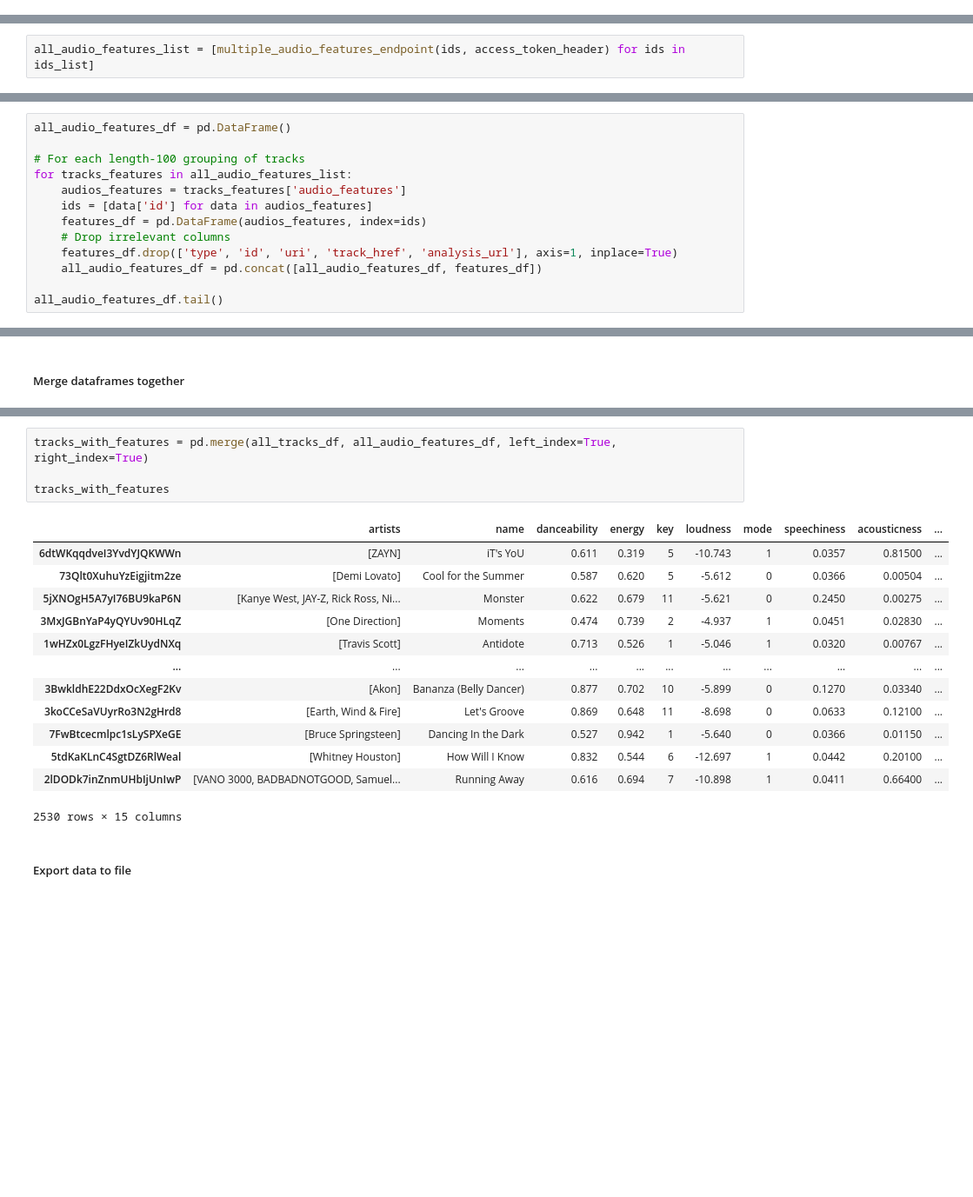
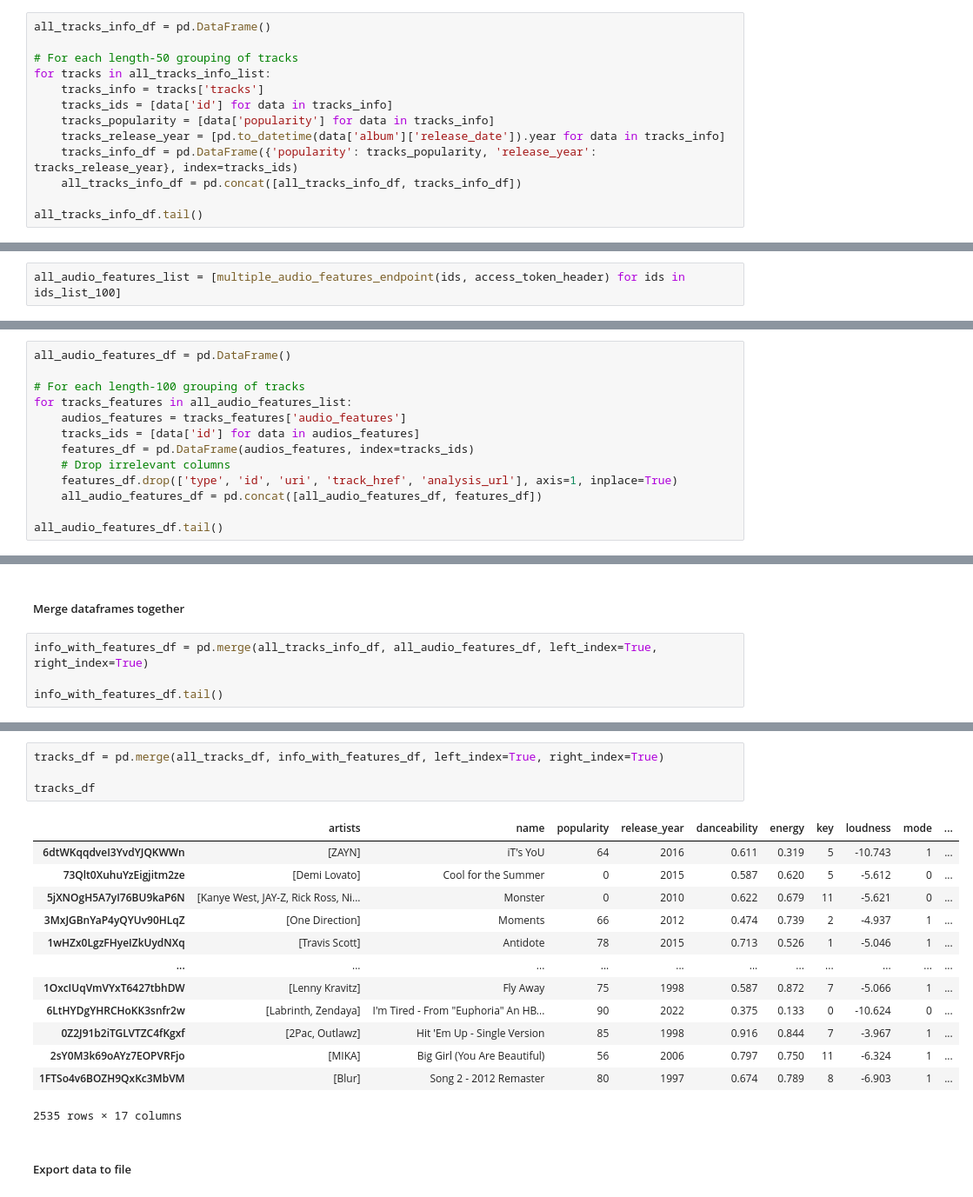
Before and after one commit to iuven1s/ds105-project, a Jupyter notebook: src/spotify_api.ipynb, the cells around one changed output, grey strips where cells are left out. Shown: that part at 87% size. Drawn from its saved outputs; the diff is of its cells as text; blank space fills up the shorter version.

```diff
--- a/src/spotify_api.ipynb
+++ b/src/spotify_api.ipynb
@@ -86,0 +96,13 @@ True
+# %%
+all_tracks_info_df = pd.DataFrame()
+
+# For each length-50 grouping of tracks
+for tracks in all_tracks_info_list:
+    tracks_info = tracks['tracks']
+    tracks_ids = [data['id'] for data in tracks_info]
+    tracks_popularity = [data['popularity'] for data in tracks_info]
+    tracks_release_year = [pd.to_datetime(data['album']['release_date']).year for data in tracks_info]
+    tracks_info_df = pd.DataFrame({'popularity': tracks_popularity, 'release_year': tracks_release_year}, index=tracks_ids)
+    all_tracks_info_df = pd.concat([all_tracks_info_df, tracks_info_df])
+
+all_tracks_info_df.tail()
@@ -87,7 +116,7 @@ True
 # %% [markdown]
 ##### Get audio features data for all tracks in playlist
 # %%
-all_audio_features_list = [multiple_audio_features_endpoint(ids, access_token_header) for ids in ids_list]
+all_audio_features_list = [multiple_audio_features_endpoint(ids, access_token_header) for ids in ids_list_100]
 # %% [markdown]
 ##### Create dataframe of audio features
 # %%
@@ -96,8 +125,8 @@ all_audio_features_df = pd.DataFrame()
 # For each length-100 grouping of tracks
 for tracks_features in all_audio_features_list:
     audios_features = tracks_features['audio_features']
-    ids = [data['id'] for data in audios_features]
-    features_df = pd.DataFrame(audios_features, index=ids)
+    tracks_ids = [data['id'] for data in audios_features]
+    features_df = pd.DataFrame(audios_features, index=tracks_ids)
     # Drop irrelevant columns
     features_df.drop(['type', 'id', 'uri', 'track_href', 'analysis_url'], axis=1, inplace=True)
     all_audio_features_df = pd.concat([all_audio_features_df, features_df])
@@ -113,2 +142,6 @@ all_audio_features_df.tail()
 # %% [markdown]
 ##### Merge dataframes together
+# %%
+info_with_features_df = pd.merge(all_tracks_info_df, all_audio_features_df, left_index=True, right_index=True)
+
+info_with_features_df.tail()
@@ -115,20 +155,20 @@ all_audio_features_df.tail()
 # %%
-tracks_with_features = pd.merge(all_tracks_df, all_audio_features_df, left_index=True, right_index=True)
+tracks_df = pd.merge(all_tracks_df, info_with_features_df, left_index=True, right_index=True)
 
-tracks_with_features
+tracks_df
 # %% [output]
-|  | artists | name | danceability | energy | key | loudness | mode | speechiness | acousticness | ... |
-| 6dtWKqqdveI3YvdYJQKWWn | [ZAYN] | iT's YoU | 0.611 | 0.319 | 5 | -10.743 | 1 | 0.0357 | 0.81500 | ... |
-| 73Qlt0XuhuYzEigjitm2ze | [Demi Lovato] | Cool for the Summer | 0.587 | 0.620 | 5 | -5.612 | 0 | 0.0366 | 0.00504 | ... |
-| 5jXNOgH5A7yI76BU9kaP6N | [Kanye West, JAY-Z, Rick Ross, Ni... | Monster | 0.622 | 0.679 | 11 | -5.621 | 0 | 0.2450 | 0.00275 | ... |
-| 3MxJGBnYaP4yQYUv90HLqZ | [One Direction] | Moments | 0.474 | 0.739 | 2 | -4.937 | 1 | 0.0451 | 0.02830 | ... |
-| 1wHZx0LgzFHyeIZkUydNXq | [Travis Scott] | Antidote | 0.713 | 0.526 | 1 | -5.046 | 1 | 0.0320 | 0.00767 | ... |
+|  | artists | name | popularity | release_year | danceability | energy | key | loudness | mode | ... |
+| 6dtWKqqdveI3YvdYJQKWWn | [ZAYN] | iT's YoU | 64 | 2016 | 0.611 | 0.319 | 5 | -10.743 | 1 | ... |
+| 73Qlt0XuhuYzEigjitm2ze | [Demi Lovato] | Cool for the Summer | 0 | 2015 | 0.587 | 0.620 | 5 | -5.612 | 0 | ... |
+| 5jXNOgH5A7yI76BU9kaP6N | [Kanye West, JAY-Z, Rick Ross, Ni... | Monster | 0 | 2010 | 0.622 | 0.679 | 11 | -5.621 | 0 | ... |
+| 3MxJGBnYaP4yQYUv90HLqZ | [One Direction] | Moments | 66 | 2012 | 0.474 | 0.739 | 2 | -4.937 | 1 | ... |
+| 1wHZx0LgzFHyeIZkUydNXq | [Travis Scott] | Antidote | 78 | 2015 | 0.713 | 0.526 | 1 | -5.046 | 1 | ... |
 | ... | ... | ... | ... | ... | ... | ... | ... | ... | ... | ... |
-| 3BwkldhE22DdxOcXegF2Kv | [Akon] | Bananza (Belly Dancer) | 0.877 | 0.702 | 10 | -5.899 | 0 | 0.1270 | 0.03340 | ... |
-| 3koCCeSaVUyrRo3N2gHrd8 | [Earth, Wind & Fire] | Let's Groove | 0.869 | 0.648 | 11 | -8.698 | 0 | 0.0633 | 0.12100 | ... |
-| 7FwBtcecmlpc1sLySPXeGE | [Bruce Springsteen] | Dancing In the Dark | 0.527 | 0.942 | 1 | -5.640 | 0 | 0.0366 | 0.01150 | ... |
-| 5tdKaKLnC4SgtDZ6RlWeal | [Whitney Houston] | How Will I Know | 0.832 | 0.544 | 6 | -12.697 | 1 | 0.0442 | 0.20100 | ... |
-| 2lDODk7inZnmUHbIjUnIwP | [VANO 3000, BADBADNOTGOOD, Samuel... | Running Away | 0.616 | 0.694 | 7 | -10.898 | 1 | 0.0411 | 0.66400 | ... |
+| 1OxcIUqVmVYxT6427tbhDW | [Lenny Kravitz] | Fly Away | 75 | 1998 | 0.587 | 0.872 | 7 | -5.066 | 1 | ... |
+| 6LtHYDgYHRCHoKK3snfr2w | [Labrinth, Zendaya] | I'm Tired - From "Euphoria" An HB... | 90 | 2022 | 0.375 | 0.133 | 0 | -10.624 | 0 | ... |
+| 0Z2J91b2iTGLVTZC4fKgxf | [2Pac, Outlawz] | Hit 'Em Up - Single Version | 85 | 1998 | 0.916 | 0.844 | 7 | -3.967 | 1 | ... |
+| 2sY0M3k69oAYz7EOPVRFjo | [MIKA] | Big Girl (You Are Beautiful) | 56 | 2006 | 0.797 | 0.750 | 11 | -6.324 | 1 | ... |
+| 1FTSo4v6BOZH9QxKc3MbVM | [Blur] | Song 2 - 2012 Remaster | 80 | 1997 | 0.674 | 0.789 | 8 | -6.903 | 1 | ... |
-2530 rows × 15 columns
+2535 rows × 17 columns
 # %% [markdown]
 ##### Export data to file
```
Also changed, not shown: parts of 14 cells of this notebook, 3 other files.
